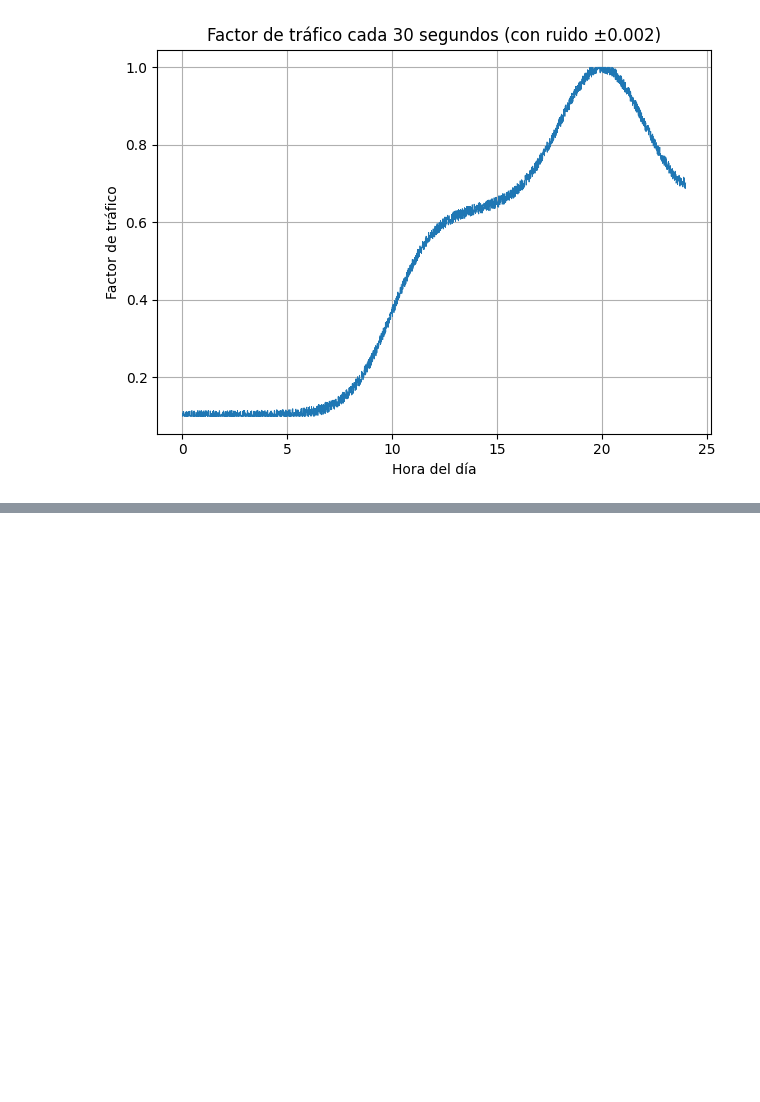
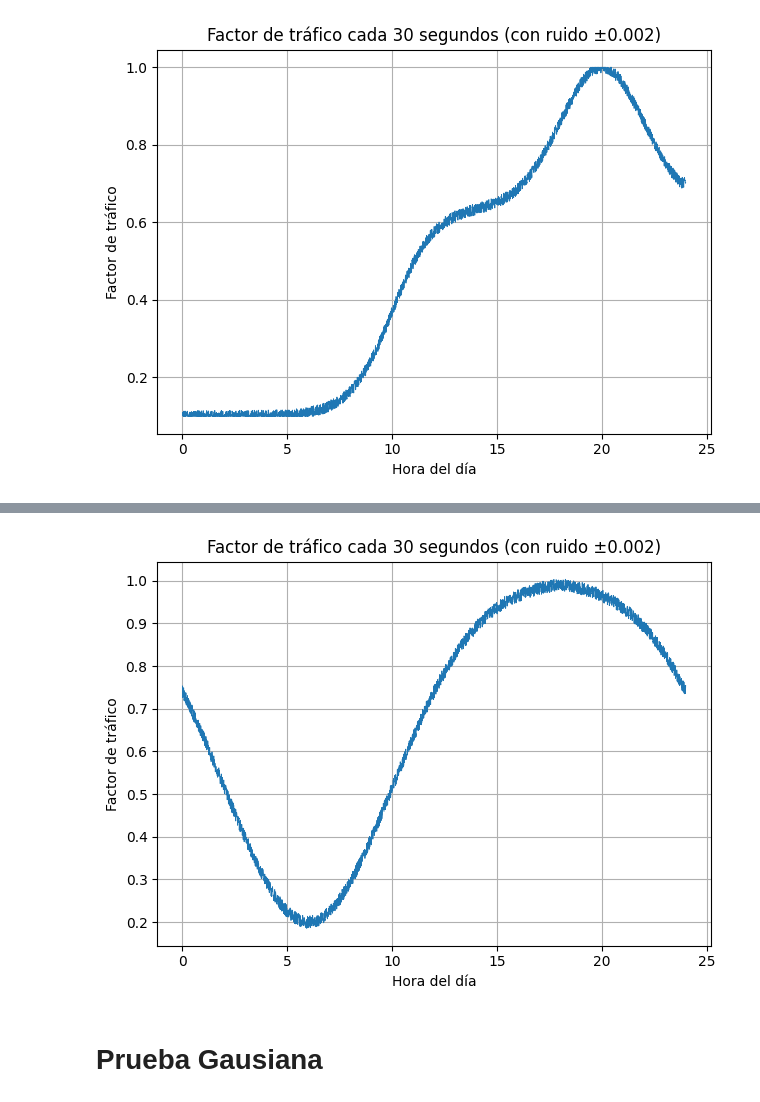
Before and after one commit to 6G-XTREME/PoF_Simulator, a Jupyter notebook: mocks/pruebas_funcion_picovalle/prueba1.ipynb, the cells around one changed output, grey strips where cells are left out. Saved outputs shown, nothing was run; the diff lists cells and outputs as text; code cells hidden in the pictures; blank space fills up the shorter version.

```diff
--- a/mocks/pruebas_funcion_picovalle/prueba1.ipynb
+++ b/mocks/pruebas_funcion_picovalle/prueba1.ipynb
@@ -135,0 +254,18 @@ plt.show()
+# %%
+# Simular tráfico cada 30 segundos durante 1 día
+t_segundos = np.arange(0, 24*3600, 30)
+factores = [estimate_traffic_from_seconds(t) for t in t_segundos]
+
+# Graficar
+horas_decimal = t_segundos / 3600
+plt.plot(horas_decimal, factores, lw=0.6)
+plt.title("Factor de tráfico cada 30 segundos (con ruido ±0.002)")
+plt.xlabel("Hora del día")
+plt.ylabel("Factor de tráfico")
+plt.grid(True)
+plt.tight_layout()
+plt.show()
+# %% [output]
+[figure, added]
+# %% [markdown]
+# Prueba Gausiana
```
Also changed, not shown: parts of 11 cells of this notebook, 3 other files.
